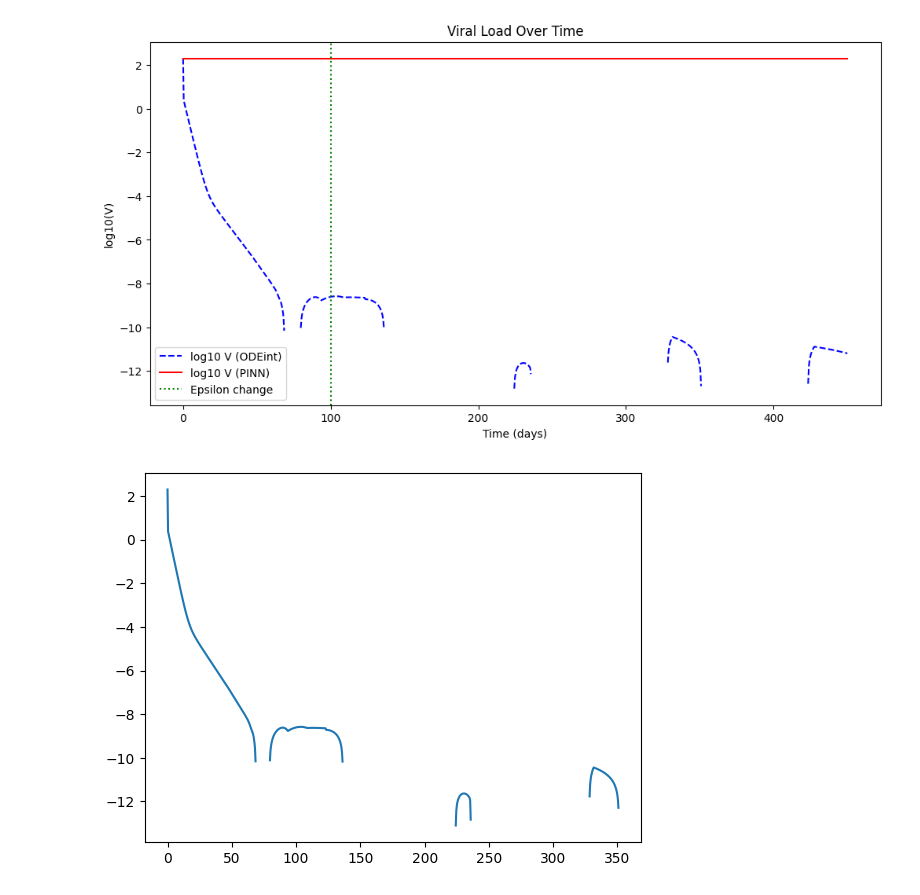
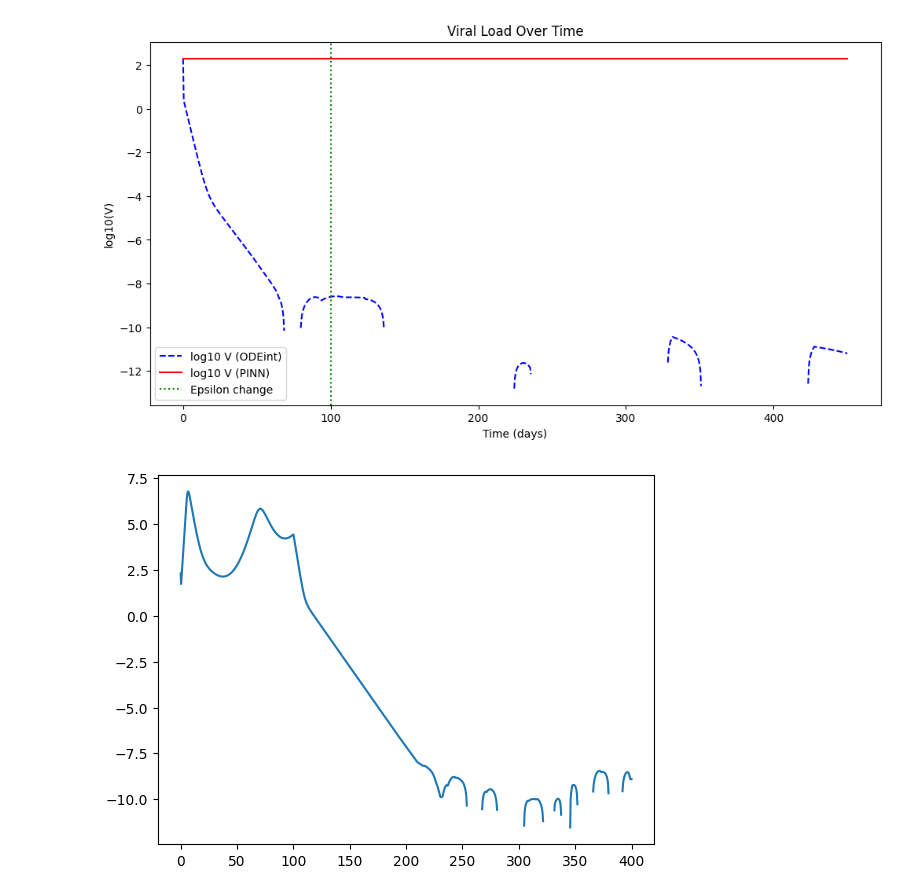
Before and after one commit to sebastian-griego/PINN-Research, a Jupyter notebook: IncludeData.ipynb, the cells around one changed output. Drawn from its saved outputs; the diff is of its cells as text; code cells hidden in the pictures.

```diff
--- a/IncludeData.ipynb
+++ b/IncludeData.ipynb
@@ -140,7 +140,7 @@ V0 = 200
 
 # Parameters
 d = 0.01
-beta = 2e-8
+beta = 2e-7
 f = 0.001
 a = 0.2
 delta_I = 1
@@ -151,34 +151,34 @@ lambda_param = 1000  # T0 * d
 Omega = 1
 
 t_initial = 0
 t_final = 400
 
 t = np.linspace(t_initial, t_final, 1000)
 
 #current_epsilon = 0
 
 geom = dde.geometry.TimeDomain(t_initial, t_final)
 
 Y0 = [T0, I0, L0, V0]
 
 def system(Y, t):
     T, I, L, V = Y
     current_epsilon = 0.9 if t > 100 else 0  # Set epsilon to 0.9 after 100 days
     dT_dt = lambda_param - d * T - Omega * (1 - current_epsilon) * beta * V * T
     dI_dt = (1 - f) * Omega * (1 - current_epsilon) * beta * V * T + a * L - delta_I * I
     dL_dt = f * Omega * (1 - current_epsilon) * beta * V * T - a * L - delta_L * L
     dV_dt = Omega * p * I - c * V
     return [dT_dt, dI_dt, dL_dt, dV_dt]
 
 t = np.linspace(t_initial, t_final, 1000)
 
 solution = odeint(system, Y0, t)
 T, I, L, V = solution.T
 
 plt.plot(t, np.log10(V))
 plt.show()
 # %% [output]
-[figure, old version]
+[figure, new version]
 # %%
 import pandas as pd
 import matplotlib.pyplot as plt
```
Also changed, not shown: parts of 10 cells of this notebook.
